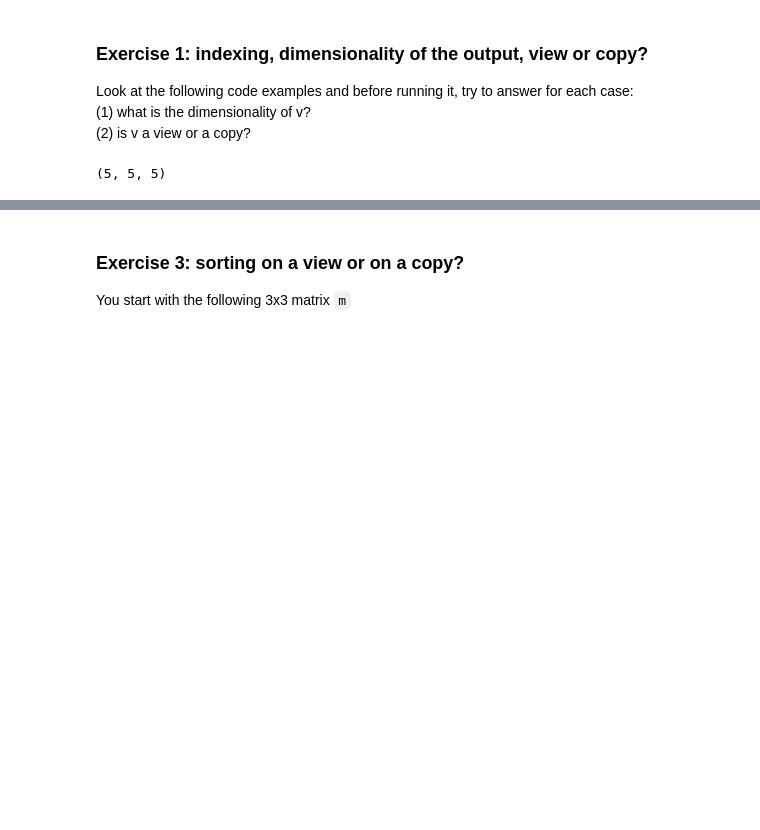
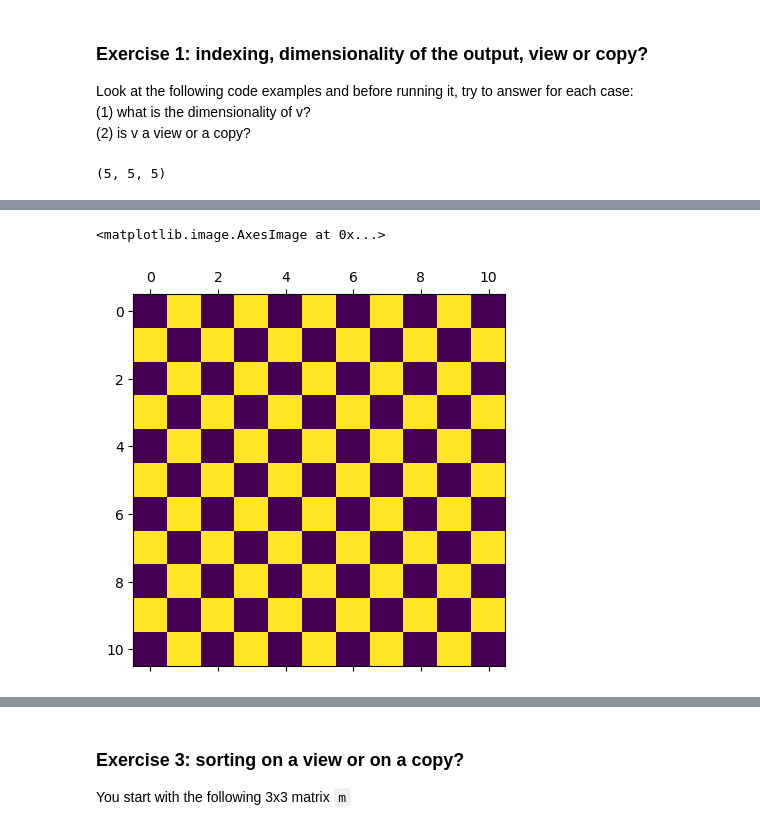
Before and after one commit to ASPP/2023-heraklion-advanced-numpy, a Jupyter notebook: notebook-1-fancyindexing-views-copies-sorting.ipynb, the cells around one changed output, grey strips where cells are left out. Saved outputs shown, nothing was run; the diff lists cells and outputs as text; code cells hidden in the pictures; blank space fills up the shorter version.

```diff
--- a/notebook-1-fancyindexing-views-copies-sorting.ipynb
+++ b/notebook-1-fancyindexing-views-copies-sorting.ipynb
@@ -324,4 +394,13 @@ plt.matshow(e1) #plotting the canvas
 # %%
 # solution cell
+# solution cell
+e4 = e1.copy()
+e4 = e4.flatten()
+e4[1::2] = 1
+e4 = e4.reshape(e1.shape)
+plt.matshow(e4) #plotting the canvas
+# %% [output]
+<matplotlib.image.AxesImage at 0x...>
+[figure, added]
 # %%
 # solution cell
```
Also changed, not shown: parts of 12 cells of this notebook.
